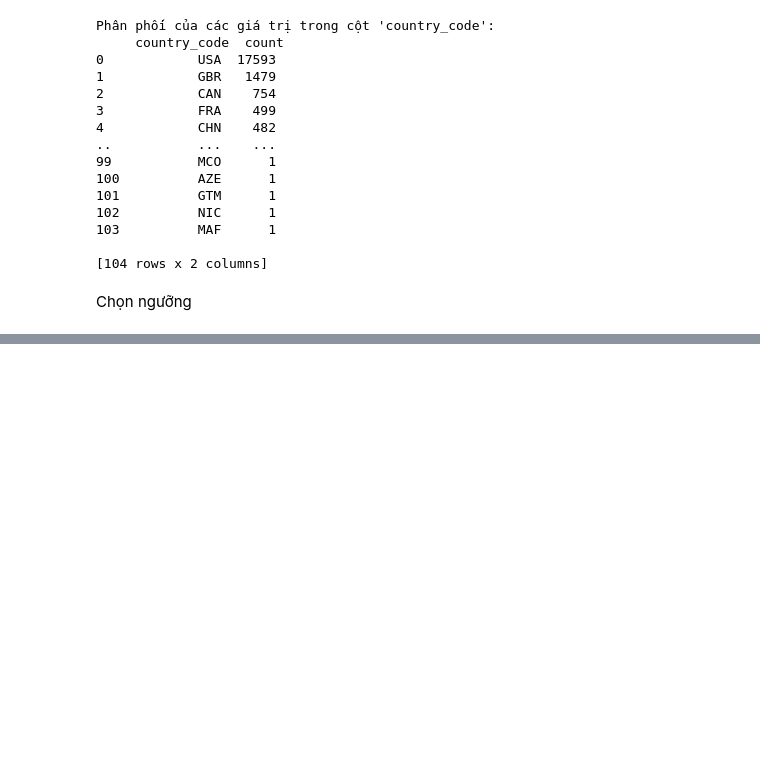
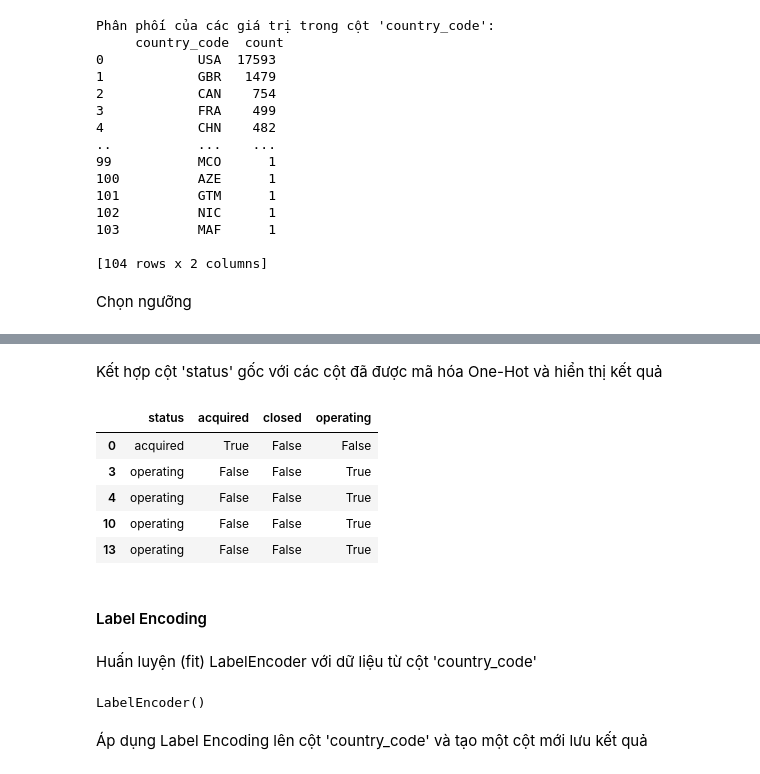
Before and after one commit to SerenaDinhBuiThuLinh/Data-Preprocessing-TLU, a Jupyter notebook: data_preprocessing_tlu.ipynb, the cells around one changed output, grey strips where cells are left out. Saved outputs shown, nothing was run; the diff lists cells and outputs as text; code cells hidden in the pictures; blank space fills up the shorter version.

```diff
--- a/data_preprocessing_tlu.ipynb
+++ b/data_preprocessing_tlu.ipynb
@@ -291,0 +339,23 @@ df.loc[df['country_code'].isin(rare_values), 'country_code'] = 'Remaining'
+# %% [markdown]
+Kết hợp cột 'status' gốc với các cột đã được mã hóa One-Hot và hiển thị kết quả
+# %%
+pd.concat([df_lb['status'],pd.get_dummies(df_lb['status'])], axis=1).head()
+# %% [output]
+|  | status | acquired | closed | operating |
+| 0 | acquired | True | False | False |
+| 3 | operating | False | False | True |
+| 4 | operating | False | False | True |
+| 10 | operating | False | False | True |
+| 13 | operating | False | False | True |
+# %% [markdown]
+#### Label Encoding
+# %% [markdown]
+Huấn luyện (fit) LabelEncoder với dữ liệu từ cột 'country_code'
+# %%
+from sklearn.preprocessing import LabelEncoder
+le = LabelEncoder()
+le.fit(df_lb['country_code'])
+# %% [output]
+LabelEncoder()
+# %% [markdown]
+Áp dụng Label Encoding lên cột 'country_code' và tạo một cột mới lưu kết quả
```
Also changed, not shown: parts of 15 cells of this notebook.
